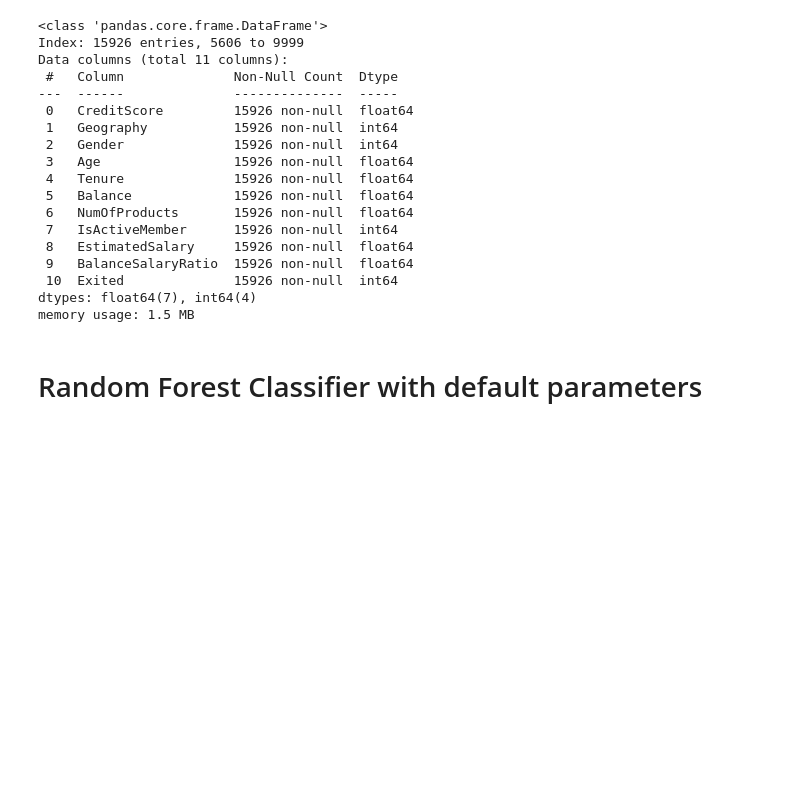
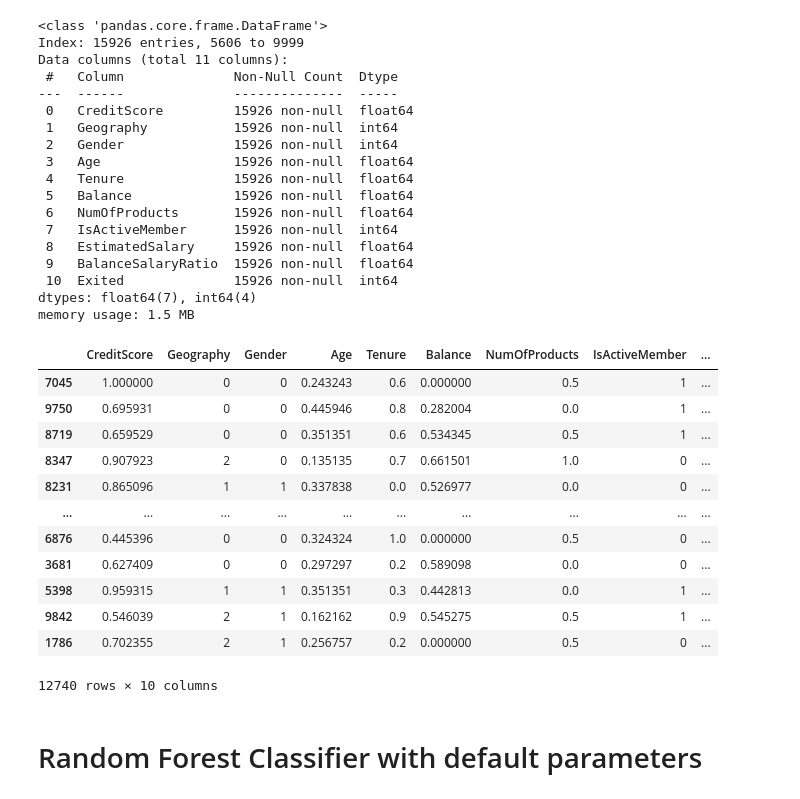
Before and after one commit to nguyenhuynhtu11/CreditCard_Churn, a Jupyter notebook: CreditCard_Customer_Churn.ipynb, the cells around one changed output. Drawn from its saved outputs; the diff is of its cells as text; code cells hidden in the pictures; blank space fills up the shorter version.

```diff
--- a/CreditCard_Customer_Churn.ipynb
+++ b/CreditCard_Customer_Churn.ipynb
@@ -433,6 +431,22 @@ y = data_oversampled['Exited']
 
 # Chia dữ liệu thành tập huấn luyện và tập kiểm tra (train 80%, test 20%)
 X_train, X_test, y_train, y_test = train_test_split(X, y, test_size=0.2, random_state=42)
+# %%
+X_train
+# %% [output]
+|  | CreditScore | Geography | Gender | Age | Tenure | Balance | NumOfProducts | IsActiveMember | ... |
+| 7045 | 1.000000 | 0 | 0 | 0.243243 | 0.6 | 0.000000 | 0.5 | 1 | ... |
+| 9750 | 0.695931 | 0 | 0 | 0.445946 | 0.8 | 0.282004 | 0.0 | 1 | ... |
+| 8719 | 0.659529 | 0 | 0 | 0.351351 | 0.6 | 0.534345 | 0.5 | 1 | ... |
+| 8347 | 0.907923 | 2 | 0 | 0.135135 | 0.7 | 0.661501 | 1.0 | 0 | ... |
+| 8231 | 0.865096 | 1 | 1 | 0.337838 | 0.0 | 0.526977 | 0.0 | 0 | ... |
+| ... | ... | ... | ... | ... | ... | ... | ... | ... | ... |
+| 6876 | 0.445396 | 0 | 0 | 0.324324 | 1.0 | 0.000000 | 0.5 | 0 | ... |
+| 3681 | 0.627409 | 0 | 0 | 0.297297 | 0.2 | 0.589098 | 0.0 | 0 | ... |
+| 5398 | 0.959315 | 1 | 1 | 0.351351 | 0.3 | 0.442813 | 0.0 | 1 | ... |
+| 9842 | 0.546039 | 2 | 1 | 0.162162 | 0.9 | 0.545275 | 0.5 | 1 | ... |
+| 1786 | 0.702355 | 2 | 1 | 0.256757 | 0.2 | 0.000000 | 0.5 | 0 | ... |
+12740 rows × 10 columns
 # %% [markdown]
 # Random Forest Classifier with default parameters
 # %%
```
Also changed, not shown: parts of 28 cells of this notebook.
